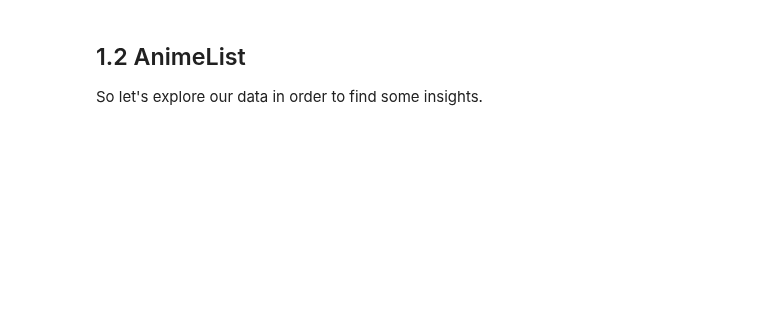
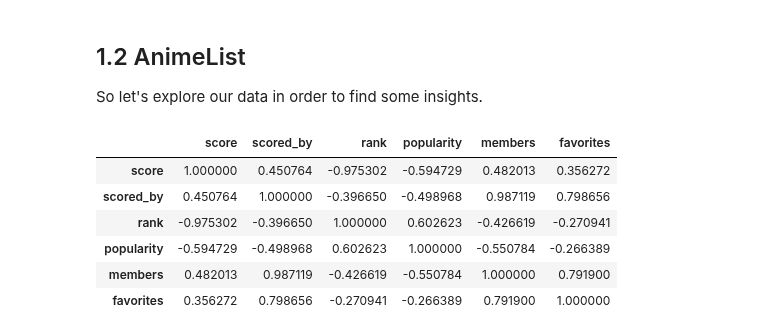
Before and after one commit to LucasSugi/data-science, a Jupyter notebook: MAL-Spark/Analyzes-1.ipynb, the cells around one changed output. Saved outputs shown, nothing was run; the diff lists cells and outputs as text; code cells hidden in the pictures; blank space fills up the shorter version.

Commit message:
Improve userList analyzes

```diff
--- a/MAL-Spark/Analyzes-1.ipynb
+++ b/MAL-Spark/Analyzes-1.ipynb
@@ -382,0 +406,20 @@ animeList = pd.read_csv('AnimeListCleaned.csv')
+# %%
+# Read data
+animeList = pd.read_csv('AnimeListCleaned.csv')
+
+# Columns used for analyze
+columns = ['source','rating','score','scored_by','rank','popularity','members','favorites','premiered','studio','genre']
+
+# Filter by columns
+animeList = animeList.loc[:,columns]
+# %%
+# Let's check correlation
+animeList.corr()
+# %% [output]
+|  | score | scored_by | rank | popularity | members | favorites |
+| score | 1.000000 | 0.450764 | -0.975302 | -0.594729 | 0.482013 | 0.356272 |
+| scored_by | 0.450764 | 1.000000 | -0.396650 | -0.498968 | 0.987119 | 0.798656 |
+| rank | -0.975302 | -0.396650 | 1.000000 | 0.602623 | -0.426619 | -0.270941 |
+| popularity | -0.594729 | -0.498968 | 0.602623 | 1.000000 | -0.550784 | -0.266389 |
+| members | 0.482013 | 0.987119 | -0.426619 | -0.550784 | 1.000000 | 0.791900 |
+| favorites | 0.356272 | 0.798656 | -0.270941 | -0.266389 | 0.791900 | 1.000000 |
```
Also changed, not shown: parts of 7 cells of this notebook, 1 other file.
